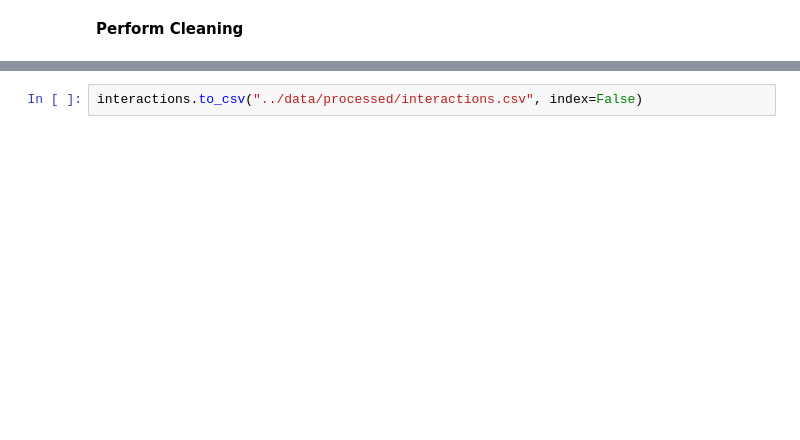
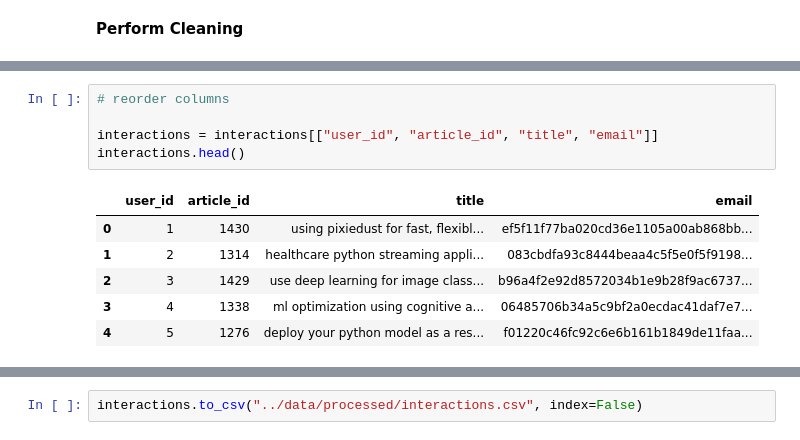
Before and after one commit to netxph/ibm-recommend, a Jupyter notebook: notebooks/01 - Data Wrangling.ipynb, the cells around one changed output, grey strips where cells are left out. Drawn from its saved outputs; the diff is of its cells as text; blank space fills up the shorter version.

```diff
--- a/notebooks/01 - Data Wrangling.ipynb
+++ b/notebooks/01 - Data Wrangling.ipynb
@@ -217,3 +289,15 @@ interactions.head()
+# %%
+# reorder columns
+
+interactions = interactions[["user_id", "article_id", "title", "email"]]
+interactions.head()
+# %% [output]
+|  | user_id | article_id | title | email |
+| 0 | 1 | 1430 | using pixiedust for fast, flexibl... | ef5f11f77ba020cd36e1105a00ab868bb... |
+| 1 | 2 | 1314 | healthcare python streaming appli... | 083cbdfa93c8444beaa4c5f5e0f5f9198... |
+| 2 | 3 | 1429 | use deep learning for image class... | b96a4f2e92d8572034b1e9b28f9ac6737... |
+| 3 | 4 | 1338 | ml optimization using cognitive a... | 06485706b34a5c9bf2a0ecdac41daf7e7... |
+| 4 | 5 | 1276 | deploy your python model as a res... | f01220c46fc92c6e6b161b1849de11faa... |
 # %%
 interactions.info()
 # %% [output]
```
Also changed, not shown: parts of 15 cells of this notebook, 5 other files.
